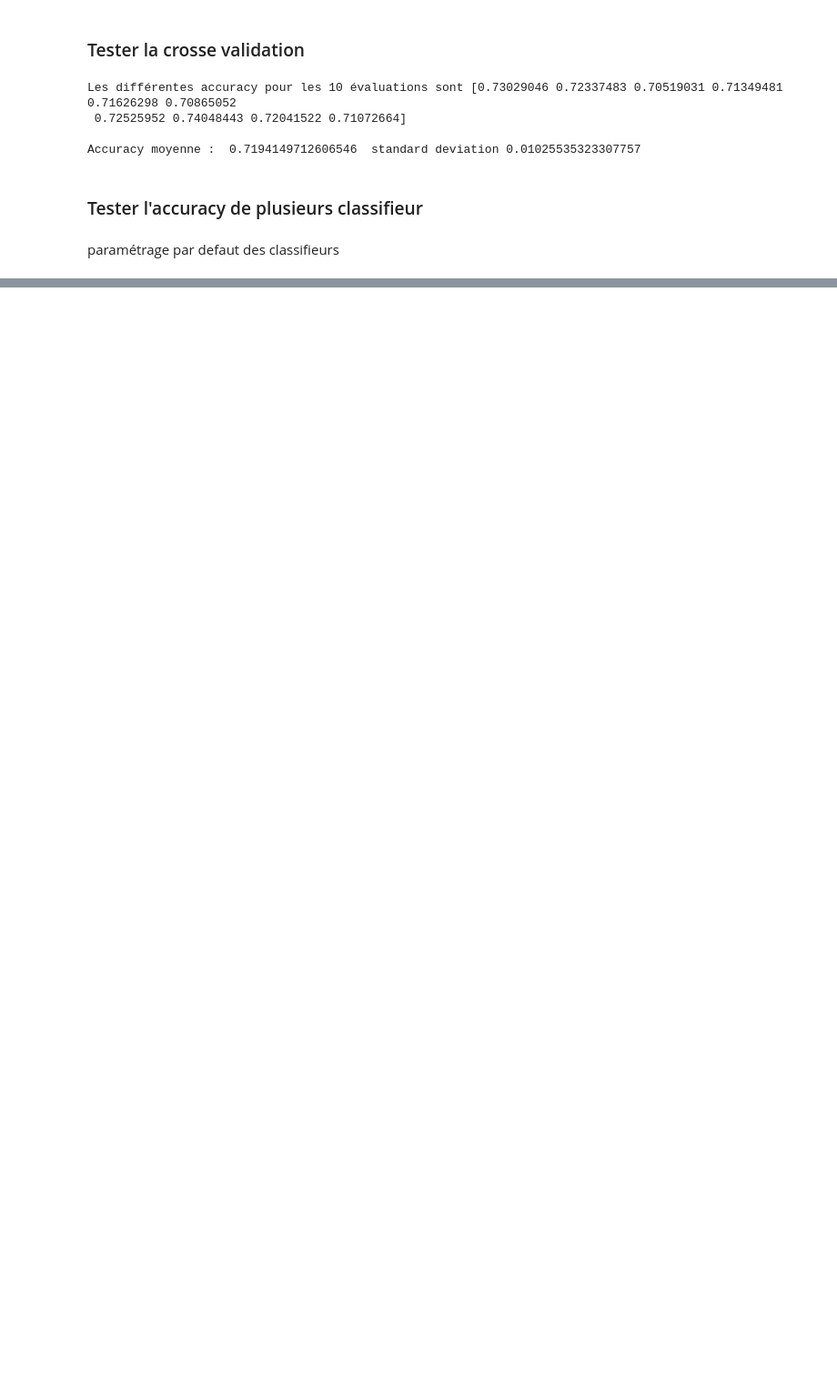
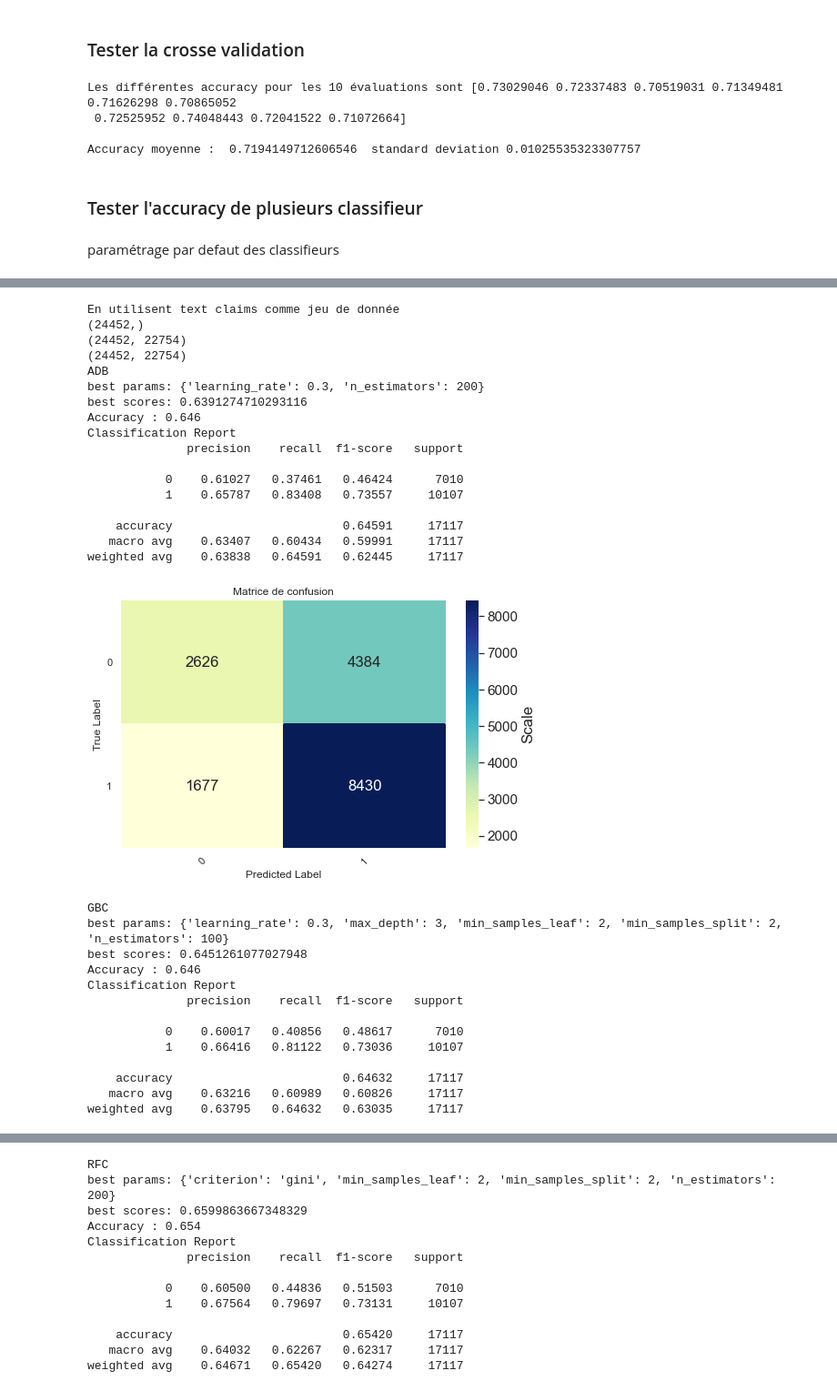
Before and after one commit to AzeddineZadir/Claims_Classification, a Jupyter notebook: Projet fact cheking .ipynb, the cells around one changed output, grey strips where cells are left out. Shown at 91% size. Cells and saved outputs as stored; diff of their text form; code cells hidden in the pictures; blank space fills up the shorter version.

Commit message:
classification sans pretraitement

```diff
--- a/Projet fact cheking .ipynb
+++ b/Projet fact cheking .ipynb
@@ -603,0 +695,52 @@ scores: 0.6934256055363323
+# %%
+import numpy as np
+
+print("En utilisent text claims comme jeu de donnée")
+features = np.array(["text"])
+classification_sans_pretraitement(features)
+
+print("En utilisent text claims et author comme jeu de donnée")
+features = np.array(["text","author"])
+classification_sans_pretraitement(features)
+
+print("En utilisent text claims, headline et author comme jeu de donnée")
+features = np.array(["text","headline","author"])
+classification_sans_pretraitement(features)
+print("En utilisent text claims, headline et author comme jeu de donnée")
+features = np.array(["text","headline","author"])
+classification_sans_pretraitement(features)
+print("En utilisent text claims, truthreating, headline et author comme jeu de donnée")
+features = np.array(["text","headline","author","truthRating"])
+classification_sans_pretraitement(features)
+# %% [output]
+En utilisent text claims comme jeu de donnée
+(24452,)
+(24452, 22754)
+(24452, 22754)
+ADB
+best params: {'learning_rate': 0.3, 'n_estimators': 200}
+best scores: 0.6391274710293116
+Accuracy : 0.646
+Classification Report
+              precision    recall  f1-score   support
+
+           0    0.61027   0.37461   0.46424      7010
+           1    0.65787   0.83408   0.73557     10107
+
+    accuracy                        0.64591     17117
+   macro avg    0.63407   0.60434   0.59991     17117
+weighted avg    0.63838   0.64591   0.62445     17117
+[figure, added]
+GBC
+best params: {'learning_rate': 0.3, 'max_depth': 3, 'min_samples_leaf': 2, 'min_samples_split': 2, 'n_estimators': 100}
+best scores: 0.6451261077027948
+Accuracy : 0.646
+Classification Report
+              precision    recall  f1-score   support
+
+           0    0.60017   0.40856   0.48617      7010
+           1    0.66416   0.81122   0.73036     10107
+
+    accuracy                        0.64632     17117
+   macro avg    0.63216   0.60989   0.60826     17117
+weighted avg    0.63795   0.64632   0.63035     17117
@@ -603,0 +748,13 @@ scores: 0.6934256055363323
+RFC
+best params: {'criterion': 'gini', 'min_samples_leaf': 2, 'min_samples_split': 2, 'n_estimators': 200}
+best scores: 0.6599863667348329
+Accuracy : 0.654
+Classification Report
+              precision    recall  f1-score   support
+
+           0    0.60500   0.44836   0.51503      7010
+           1    0.67564   0.79697   0.73131     10107
+
+    accuracy                        0.65420     17117
+   macro avg    0.64032   0.62267   0.62317     17117
+weighted avg    0.64671   0.65420   0.64274     17117
```
Also changed, not shown: parts of 14 cells of this notebook.
